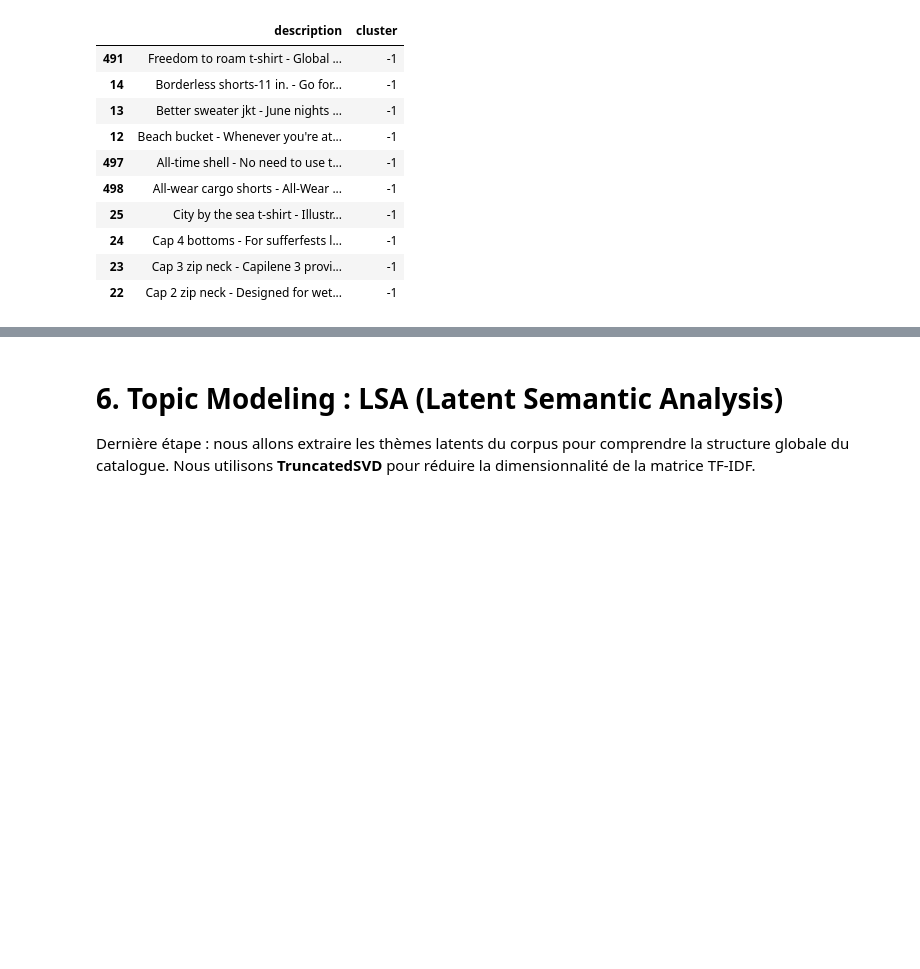
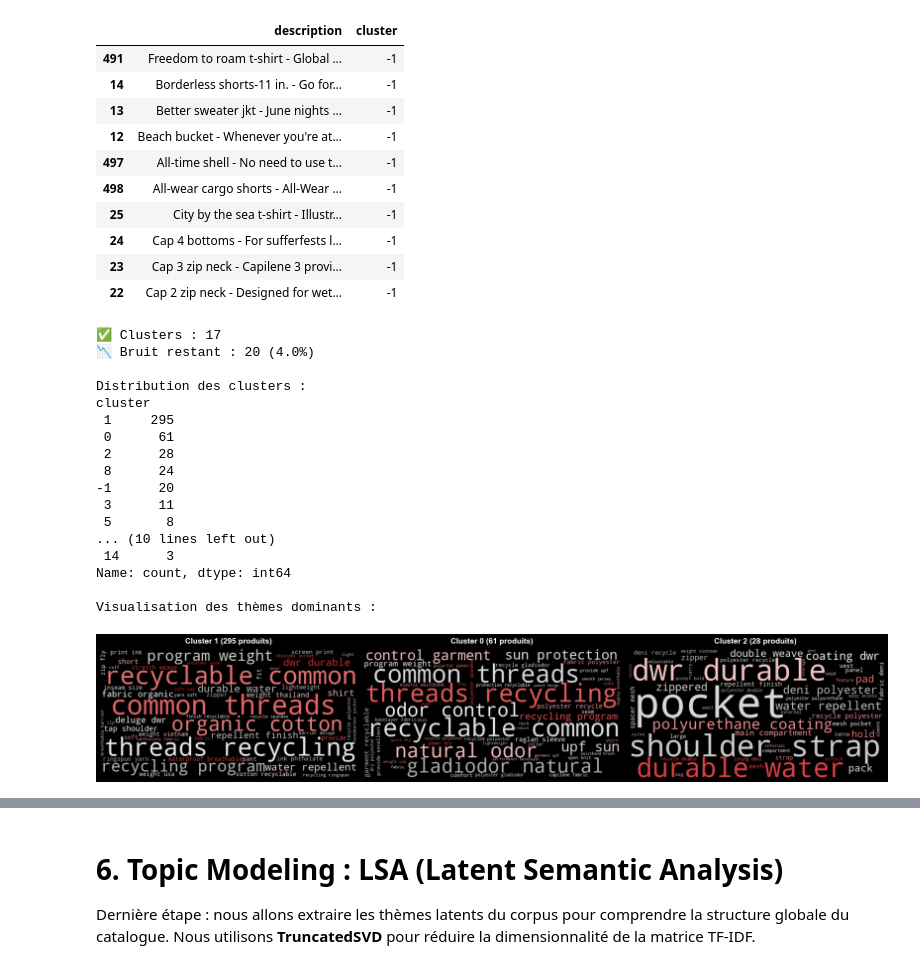
Before and after one commit to athanormark/THE_NORTH_FACE-_-BLOC-3_JEDHA_FORMATION, a Jupyter notebook: notebooks/01_EDA_and_Modeling.ipynb, the cells around one changed output, grey strips where cells are left out. Cells and saved outputs as stored; diff of their text form; code cells hidden in the pictures; blank space fills up the shorter version.

```diff
--- a/notebooks/01_EDA_and_Modeling.ipynb
+++ b/notebooks/01_EDA_and_Modeling.ipynb
@@ -164,43 +164,72 @@ display(df[['description', 'cluster']].sort_values(by='cluster').head(10))
 | 22 | Cap 2 zip neck - Designed for wet... | -1 |
 # %%
 from wordcloud import WordCloud
+from matplotlib.colors import LinearSegmentedColormap
+
+# Palette TNF : rouge #DA2427 pour les mots dominants, dégradé vers blanc/gris clair
+tnf_cmap = LinearSegmentedColormap.from_list(
+    "tnf", ["#AAAAAA", "#FFFFFF", "#DA2427"], N=256
+)
 
 # 1. Nouvel essai avec eps optimisé pour atteindre 10-20 clusters (cible de l'énoncé)
 # eps=0.2 → 19 clusters mais 80% outliers (trop restrictif)
 # eps=0.63 → 17 clusters et seulement 4% outliers (bon compromis)
 dbscan = DBSCAN(eps=0.63, min_samples=3, metric='cosine')
 df['cluster'] = dbscan.fit_predict(tfidf_matrix)
 
 # Stats rapides
 n_clusters_final = len(set(df['cluster'])) - (1 if -1 in df['cluster'].values else 0)
 n_noise_final = (df['cluster'] == -1).sum()
 print(f"✅ Clusters : {n_clusters_final}")
 print(f"📉 Bruit restant : {n_noise_final} ({n_noise_final/len(df)*100:.1f}%)")
 print(f"\nDistribution des clusters :")
 print(df['cluster'].value_counts())
 
 # 2. Visualisation des WordClouds pour les 3 plus gros clusters (hors bruit)
 def plot_wordclouds(df, n_clusters=3):
-    # On trie les clusters par taille (hors bruit -1)
     unique_clusters = df[df['cluster'] != -1]['cluster'].value_counts().index[:n_clusters]
 
-    plt.figure(figsize=(20, 5))
+    fig, axes = plt.subplots(1, n_clusters, figsize=(20, 5), facecolor='black')
     for i, cluster_id in enumerate(unique_clusters):
-        # On rassemble tout le texte de ce cluster
         text_cluster = " ".join(df[df['cluster'] == cluster_id]['clean_description'])
 
-        # Création du nuage
-        wc = WordCloud(background_color='white', max_words=50).generate(text_cluster)
+        wc = WordCloud(
+            background_color='black',
+            max_words=50,
+            colormap=tnf_cmap,
+            width=800, height=400
+        ).generate(text_cluster)
 
-        plt.subplot(1, n_clusters, i+1)
-        plt.imshow(wc, interpolation='bilinear')
-        plt.title(f"Cluster {cluster_id} ({(df['cluster']==cluster_id).sum()} produits)")
-        plt.axis("off")
+        axes[i].imshow(wc, interpolation='bilinear')
+        axes[i].set_title(
+            f"Cluster {cluster_id} ({(df['cluster']==cluster_id).sum()} produits)",
+            color='white', fontsize=14, fontweight='bold', pad=10
+        )
+        axes[i].axis("off")
     plt.tight_layout()
     plt.show()
 
 print("\nVisualisation des thèmes dominants :")
 plot_wordclouds(df)
+# %% [output]
+✅ Clusters : 17
+📉 Bruit restant : 20 (4.0%)
+
+Distribution des clusters :
+cluster
+ 1     295
+ 0      61
+ 2      28
+ 8      24
+-1      20
+ 3      11
+ 5       8
+... (10 lines left out)
+ 14      3
+Name: count, dtype: int64
+
+Visualisation des thèmes dominants :
+[figure, added]
 # %%
 def find_similar_items(item_id, df):
     """
```
Also changed, not shown: parts of 4 cells of this notebook.
